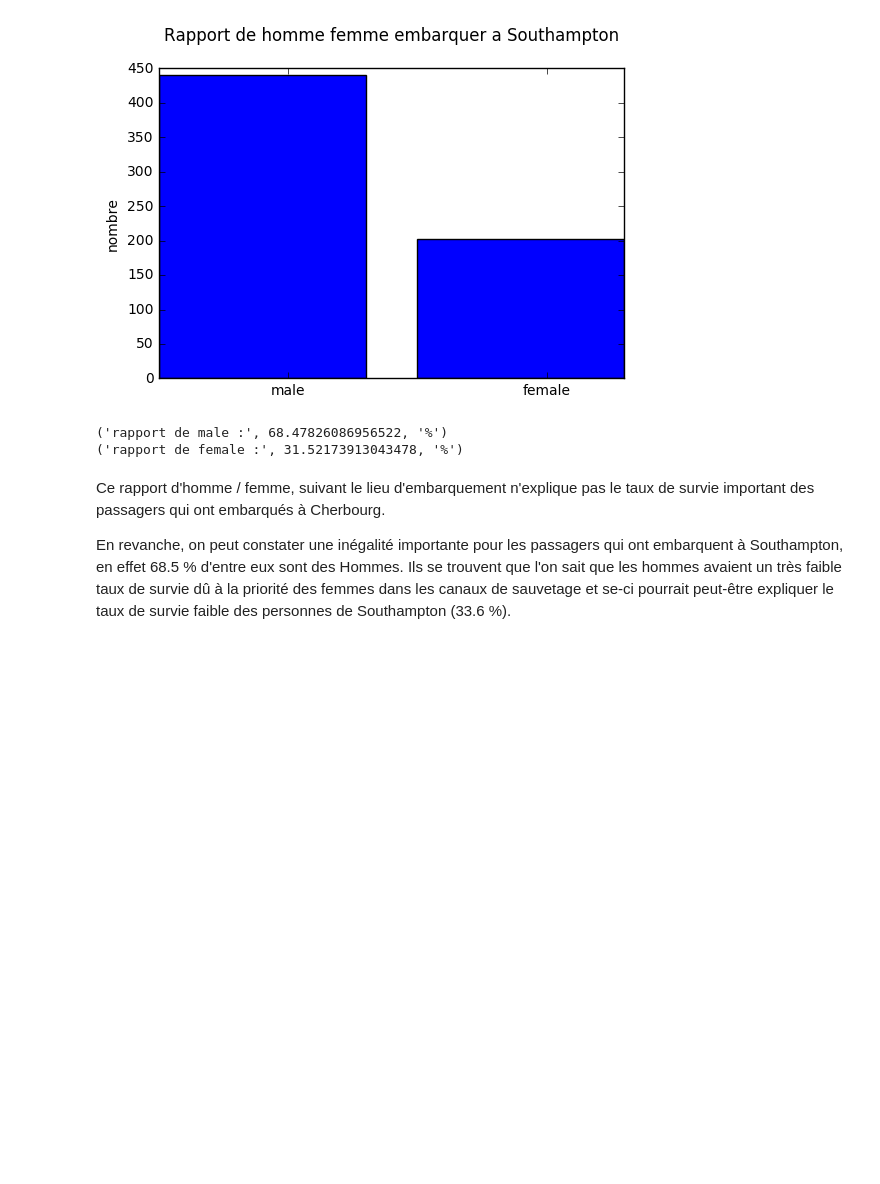
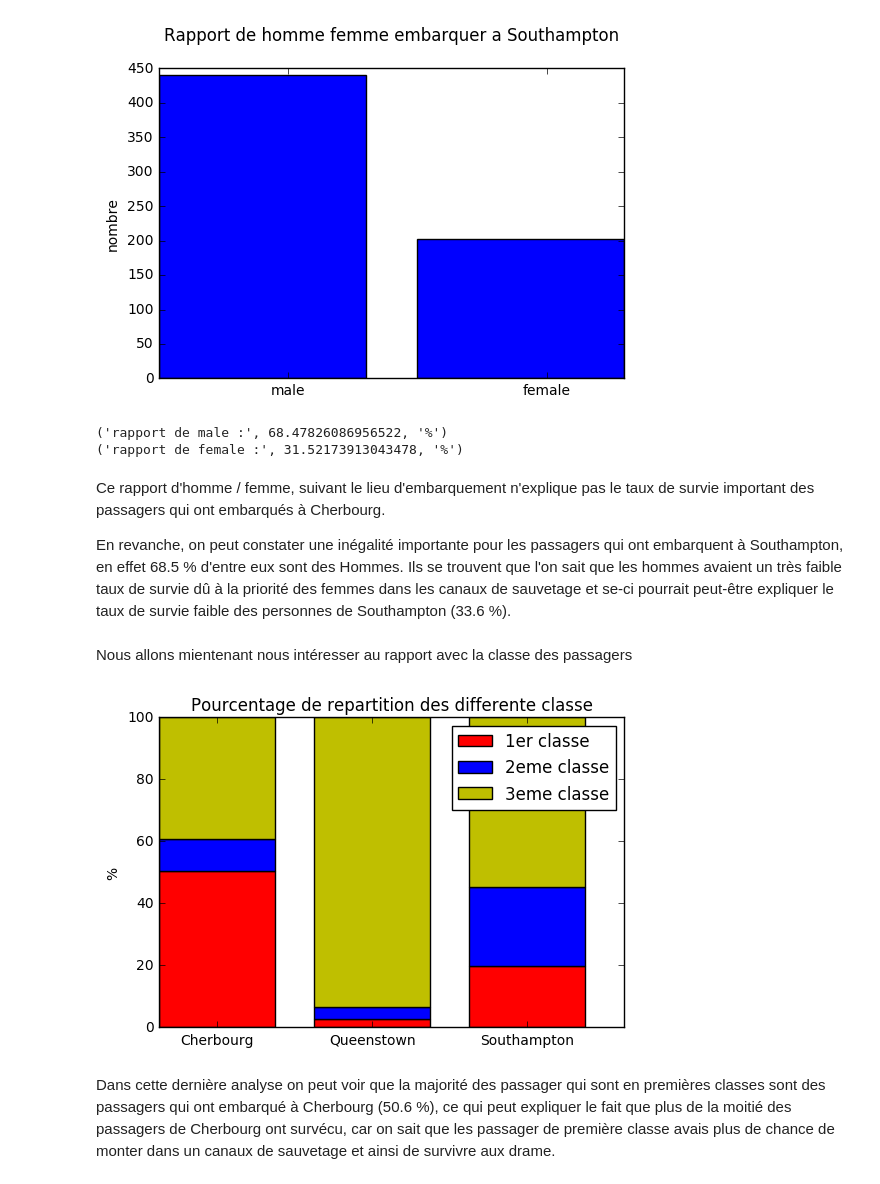
Before and after one commit to FloFloo17/2016-2017, a Jupyter notebook: P2/rapport_final.ipynb, the cells around one changed output. Drawn from its saved outputs; the diff is of its cells as text; code cells hidden in the pictures; blank space fills up the shorter version.

Commit message:
rapport final

```diff
--- a/P2/rapport_final.ipynb
+++ b/P2/rapport_final.ipynb
@@ -162,3 +162,59 @@ print('rapport de female :', RaportFemaleS, '%')
 Ce rapport d'homme / femme, suivant le lieu d'embarquement n'explique pas le taux de survie important des passagers qui ont embarqués à Cherbourg.
 
 En revanche, on peut constater une inégalité importante pour les passagers qui ont embarquent à Southampton, en effet 68.5 % d'entre eux sont des Hommes. Ils se trouvent que l'on sait que les hommes avaient un très faible taux de survie dû à la priorité des femmes dans les canaux de sauvetage et se-ci pourrait peut-être expliquer le taux de survie faible des personnes de Southampton (33.6 %).
+# %% [markdown]
+Nous allons mientenant nous intéresser au rapport avec la classe des passagers
+# %%
+Passage1 = df["Pclass"] == 1
+Passage2 = df["Pclass"] == 2
+Passage3 = df["Pclass"] == 3
+
+NbPassage1C = len(df[ Passage1 & Cherbourg ])
+NbPassage1Q = len(df[ Passage1 & Queenstown ])
+NbPassage1S = len(df[ Passage1 & Southampton ])
+
+NbPassage2C = len(df[ Passage2 & Cherbourg ])
+NbPassage2Q = len(df[ Passage2 & Queenstown ])
+NbPassage2S = len(df[ Passage2 & Southampton ])
+
+NbPassage3C = len(df[ Passage3 & Cherbourg ])
+NbPassage3Q = len(df[ Passage3 & Queenstown ])
+NbPassage3S = len(df[ Passage3 & Southampton ])
+
+totalC = NbPassage1C + NbPassage2C + NbPassage3C
+totalQ = NbPassage1Q + NbPassage2Q + NbPassage3Q
+totalS = NbPassage1S + NbPassage2S + NbPassage3S
+
+RaportPassage1C = float(NbPassage1C) * 100 / float(totalC)
+RaportPassage1Q = float(NbPassage1Q) * 100 / float(totalQ)
+RaportPassage1S = float(NbPassage1S) * 100 / float(totalS)
+
+RaportPassage2C = float(NbPassage2C) * 100 / float(totalC)
+RaportPassage2Q = float(NbPassage2Q) * 100 / float(totalQ)
+RaportPassage2S = float(NbPassage2S) * 100 / float(totalS)
+
+RaportPassage3C = float(NbPassage3C) * 100 / float(totalC)
+RaportPassage3Q = float(NbPassage3Q) * 100 / float(totalQ)
+RaportPassage3S = float(NbPassage3S) * 100 / float(totalS)
+
+# diagramme
+list1er = (RaportPassage1C, RaportPassage1Q, RaportPassage1S)
+list2er = (RaportPassage2C, RaportPassage2Q, RaportPassage2S)
+list3er = (RaportPassage3C, RaportPassage3Q, RaportPassage3S)
+ind = np.arange(3)
+width = 0.75
+
+p1 = plt.bar(ind, list1er, width, color='r')
+p2 = plt.bar(ind, list2er, width, color='b',bottom=list1er)
+p3 = plt.bar(ind, list3er, width, color='y',bottom=(RaportPassage1C+RaportPassage2C, RaportPassage1Q+RaportPassage2Q, RaportPassage1S+RaportPassage2S))
+
+plt.ylabel('%')
+plt.title('Pourcentage de repartition des differente classe')
+plt.xticks(ind + width/2., ('Cherbourg', 'Queenstown', 'Southampton'))
+plt.legend((p1[0], p2[0], p3[0]), ('1er classe', '2eme classe', '3eme classe'))
+
+plt.show()
+# %% [output]
+[figure, added]
+# %% [markdown]
+Dans cette dernière analyse on peut voir que la majorité des passager qui sont en premières classes sont des passagers qui ont embarqué à Cherbourg (50.6 %), ce qui peut expliquer le fait que plus de la moitié des passagers de Cherbourg ont survécu, car on sait que les passager de première classe avais plus de chance de monter dans un canaux de sauvetage et ainsi de survivre aux drame.
```
Also changed, not shown: parts of 3 cells of this notebook.
